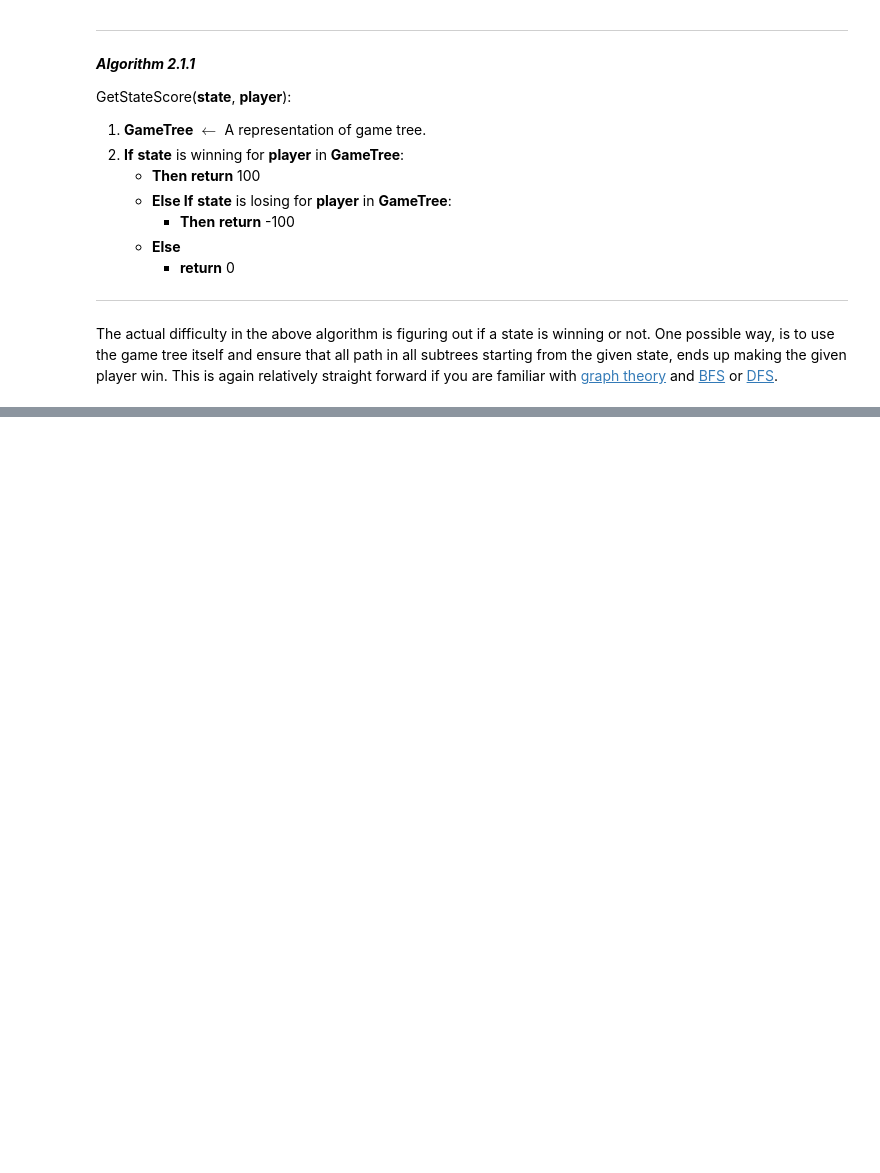
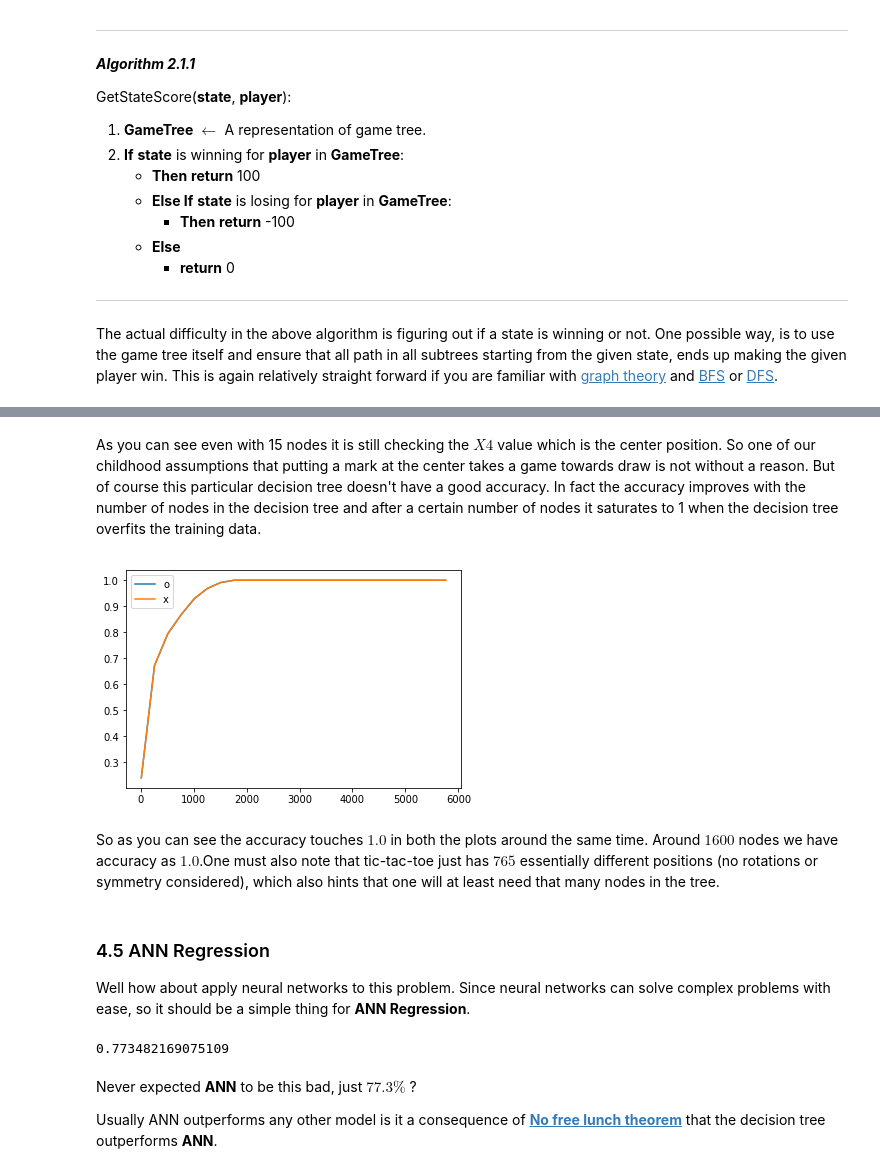
Before and after one commit to amit9oct/Games-With-ML, a Jupyter notebook: TicTacToe/TicTacToeModelGen.ipynb, the cells around one changed output, grey strips where cells are left out. Saved outputs shown, nothing was run; the diff lists cells and outputs as text; code cells hidden in the pictures; blank space fills up the shorter version.

```diff
--- a/TicTacToe/TicTacToeModelGen.ipynb
+++ b/TicTacToe/TicTacToeModelGen.ipynb
@@ -177,8 +47,0 @@ t_class_model.score(t_train, t_class)
-# %%
-t_class_acc = []
-x = [i for i in range(10, 6000, 250)]
-for i in x:
-    t_class_model = DecisionTreeClassifier(random_state=0, max_leaf_nodes=i).fit(t_train, t_class)
-    t_class_acc.append(t_class_model.score(t_train, t_class))
-plt.plot(x, t_class_acc, label='t')
-plt.legend()
@@ -203,0 +321,12 @@ print(x_class_model.coef_, " * state + ", x_class_model.intercept_)
+# %%
+import os
+from sklearn.tree import DecisionTreeRegressor
+from sklearn import tree
+from graphviz import Source
+os.environ["PATH"] += os.pathsep + 'C:/Program Files (x86)/Graphviz2.38/bin/'
+#This will need installation of Graphviz to work
+
+x_full_dt_reg_model = DecisionTreeRegressor(random_state=0, max_leaf_nodes=15).fit(x_training_data_full, x_score_full)
+o_full_dt_reg_model = DecisionTreeRegressor(random_state=0, max_leaf_nodes=15).fit(o_training_data_full, o_score_full)
+graph = Source(tree.export_graphviz(x_full_dt_reg_model, out_file=None, feature_names=x_training_data_full.columns))
+graph
@@ -203,0 +335,36 @@ print(x_class_model.coef_, " * state + ", x_class_model.intercept_)
+# %% [markdown]
+As you can see even with 15 nodes it is still checking the $X4$ value which is the center position. So one of our childhood assumptions that putting a mark at the center takes a game towards draw is not without a reason. But of course this particular decision tree doesn't have a good accuracy. In fact the accuracy improves with the number of nodes in the decision tree and after a certain number of nodes it saturates to 1 when the decision tree overfits the training data.
+# %%
+x_full_dt_reg_acc = []
+o_full_dt_reg_acc = []
+num_nodes = [i for i in range(10, 6000, 250)]
+
+for i in num_nodes:
+    x_full_dt_reg_model = DecisionTreeRegressor(random_state=0, max_leaf_nodes=i).fit(x_training_data_full, x_score_full)
+    x_full_dt_reg_acc.append(x_full_dt_reg_model.score(x_training_data_full, x_score_full))
+for i in num_nodes:
+    o_full_dt_reg_model = DecisionTreeRegressor(random_state=0, max_leaf_nodes=i).fit(o_training_data_full, o_score_full)
+    o_full_dt_reg_acc.append(o_full_dt_reg_model.score(o_training_data_full, o_score_full))
+
+plt.plot(num_nodes, x_full_dt_reg_acc, label='o')
+plt.plot(num_nodes, o_full_dt_reg_acc, label='x')
+plt.legend()
+plt.show()
+# %% [output]
+[figure, added]
+# %% [markdown]
+So as you can see the accuracy touches $1.0$ in both the plots around the same time. Around $1600$ nodes we have accuracy as $1.0$.One must also note that tic-tac-toe just has $765$ essentially different positions (no rotations or symmetry considered), which also hints that one will at least need that many nodes in the tree.
+# %% [markdown]
+### 4.5 ANN Regression
+
+Well how about apply neural networks to this problem. Since neural networks can solve complex problems with ease, so it should be a simple thing for **ANN Regression**.
+# %%
+from sklearn.neural_network import MLPRegressor
+x_full_ann_reg_model = MLPRegressor(random_state=1, max_iter=3500, solver='lbfgs', early_stopping=True, activation='logistic').fit(x_training_data_full, x_score_full)
+x_full_ann_reg_model.score(x_training_data_full, x_score_full)
+# %% [output]
+0.773482169075109
+# %% [markdown]
+Never expected **ANN** to be this bad, just $77.3\%$ ?
+
+Usually ANN outperforms any other model is it a consequence of **[No free lunch theorem](https://en.wikipedia.org/wiki/No_free_lunch_theorem)** that the decision tree outperforms **ANN**.
```
Also changed, not shown: parts of 50 cells of this notebook.
